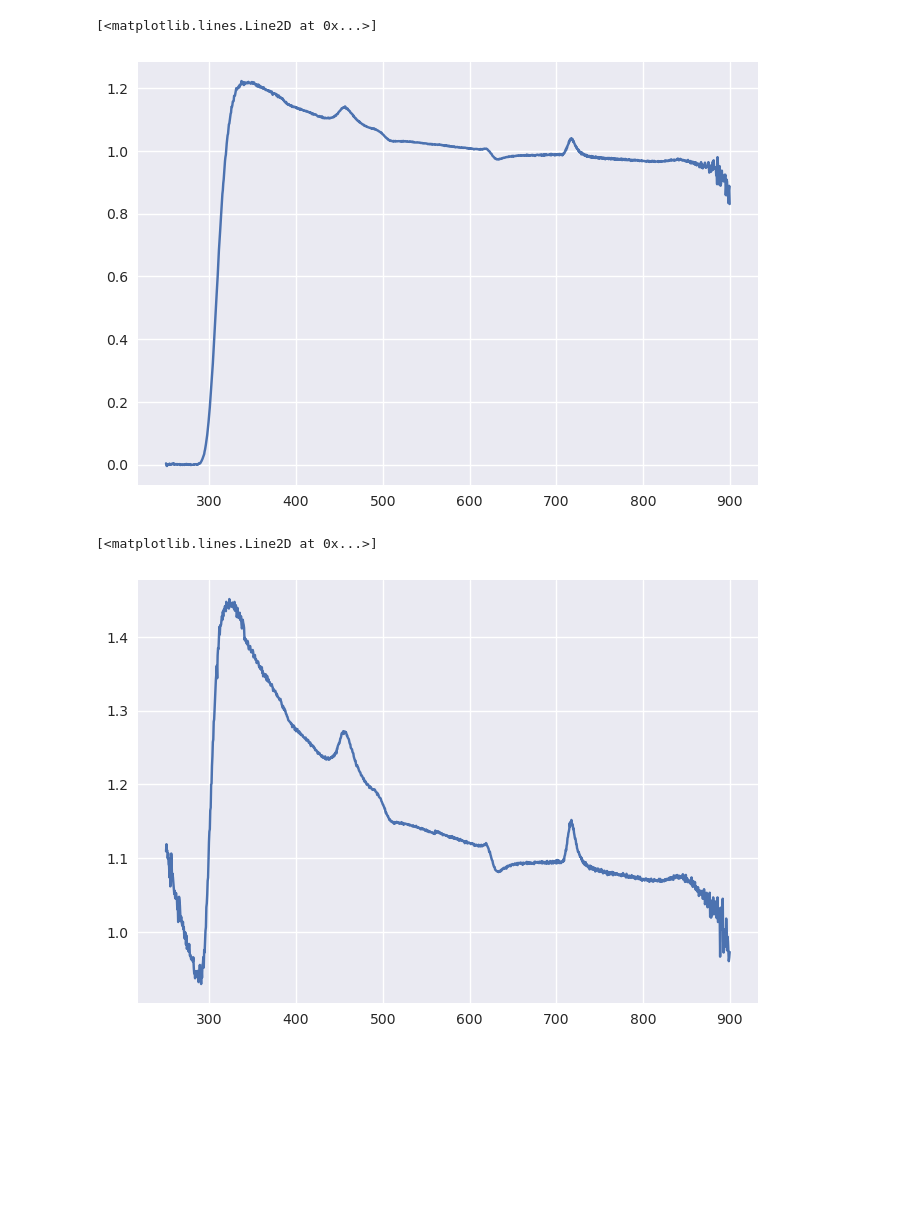
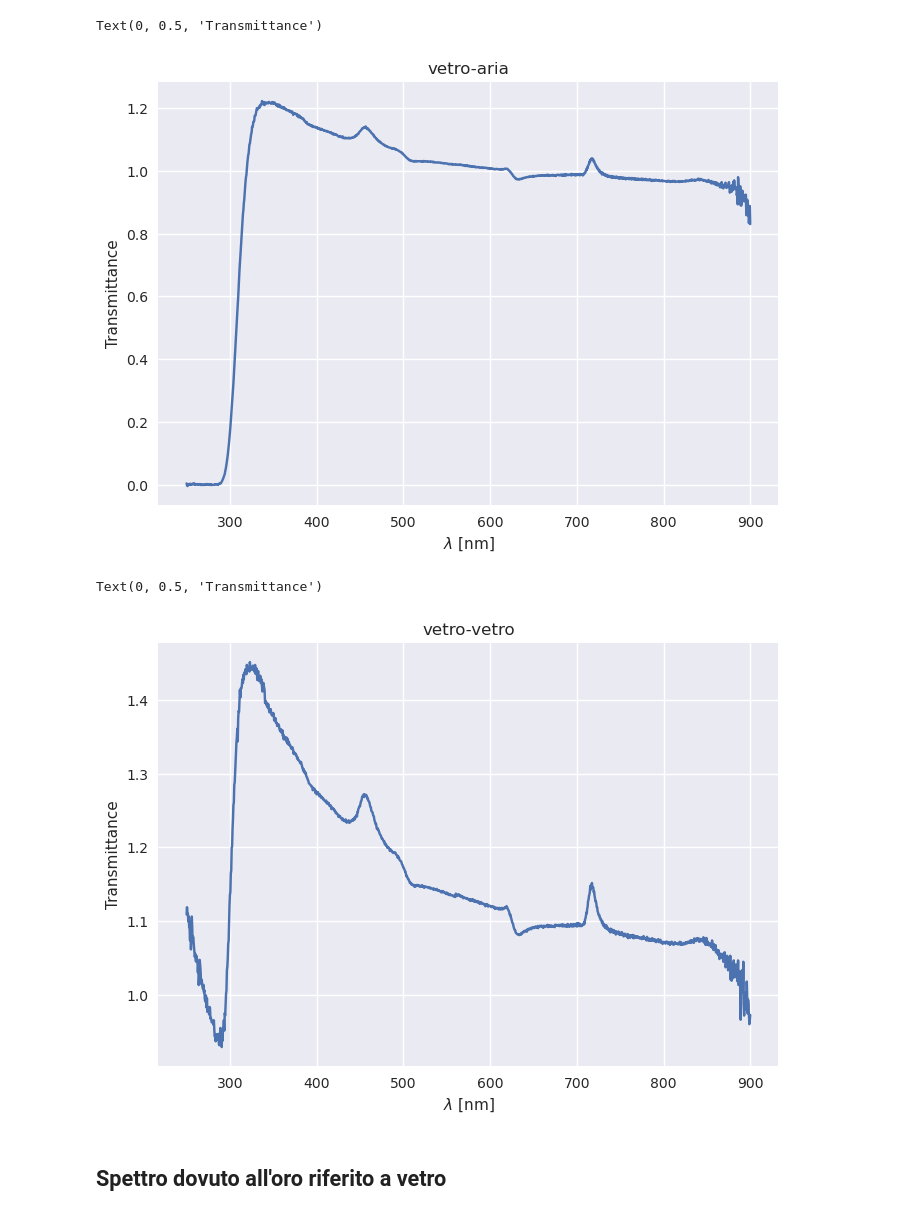
Before and after one commit to RandDouble/lab_mat, a Jupyter notebook: grafici_spettri.ipynb, the cells around one changed output. Saved outputs shown, nothing was run; the diff lists cells and outputs as text; code cells hidden in the pictures; blank space fills up the shorter version.

```diff
--- a/grafici_spettri.ipynb
+++ b/grafici_spettri.ipynb
@@ -3,4 +5,12 @@
 # %%
 import matplotlib.pyplot as plt
 import numpy as np
+import pandas as pd
+from pathlib import Path
+
 plt.style.use("seaborn")
+
+file_names = Path("./data")
+names = ["lambda", "transmittance"]
+lmbd = r"$\lambda$ [nm]"
+Trans = names[1].capitalize()
@@ -13,13 +30,23 @@ plt.plot(zeroair[:,0], zeroair[:,1])
 # %%
-vetro_aria = np.loadtxt("data/trasm_900_250_vetro_1.txt", skiprows=75)
-plt.plot(vetro_aria[:,0], vetro_aria[:,1])
+vetro_aria = pd.read_table("data/trasm_900_250_vetro_1.txt", names=names, skiprows=75)
+plt.plot(*names, data=vetro_aria)
+plt.title("vetro-aria")
+plt.xlabel(lmbd)
+plt.ylabel(Trans)
 # %% [output]
-[<matplotlib.lines.Line2D at 0x...>]
+Text(0, 0.5, 'Transmittance')
-[figure, old version]
+[figure, new version]
 # %%
-vetro_vetro = np.loadtxt("data/trasm_900_250_vetro_vetro_1.txt", skiprows=75)
-plt.plot(vetro_vetro[:,0], vetro_vetro[:,1])
+vetro_vetro = pd.read_table(
+    "data/trasm_900_250_vetro_vetro_1.txt", names=names, skiprows=75
+)
+plt.plot(*names, data=vetro_vetro)
+plt.title("vetro-vetro")
+plt.xlabel(lmbd)
+plt.ylabel(Trans)
 # %% [output]
-[<matplotlib.lines.Line2D at 0x...>]
+Text(0, 0.5, 'Transmittance')
-[figure, old version]
+[figure, new version]
+# %% [markdown]
+## Spettro dovuto all'oro riferito a vetro
 # %%
```
Also changed, not shown: parts of 7 cells of this notebook.
